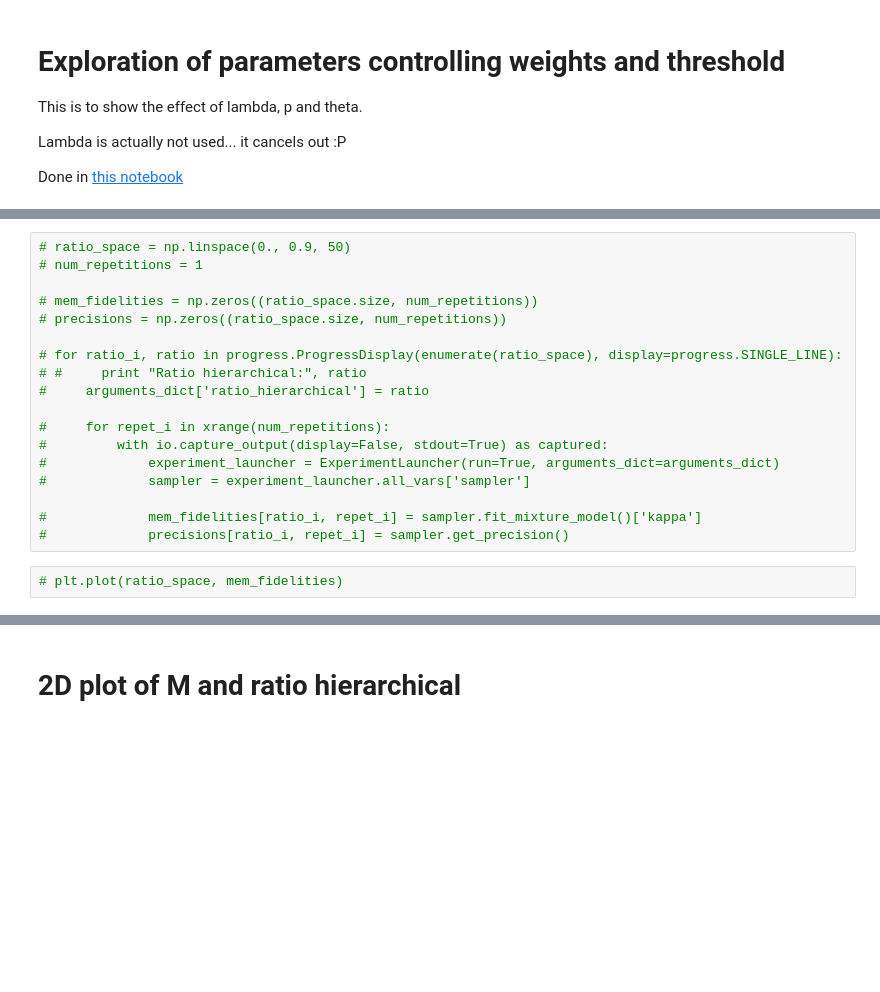
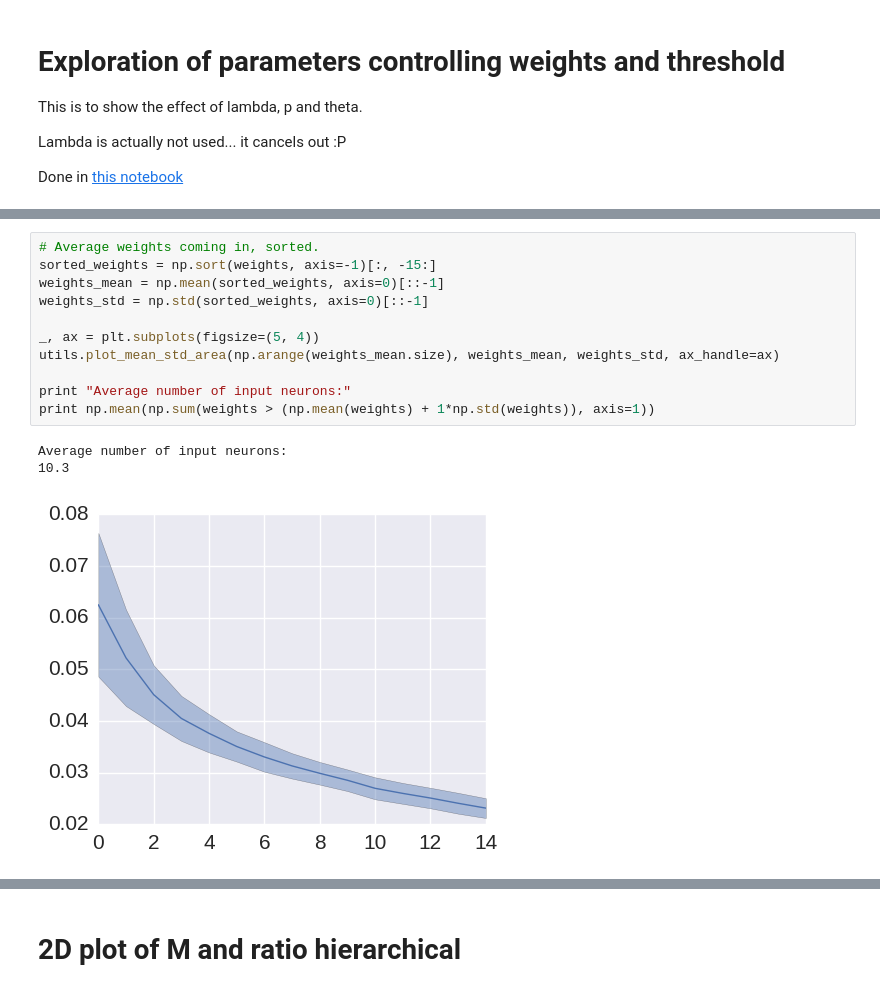
Before and after one commit to Azhag/Bayesian-visual-working-memory, a Jupyter notebook: Experiments/thesis_plots/Single Item characterisation - Hierarchical Network - 06.2017.ipynb, the cells around one changed output, grey strips where cells are left out. Saved outputs shown, nothing was run; the diff lists cells and outputs as text; blank space fills up the shorter version.

```diff
--- a/Experiments/thesis_plots/Single Item characterisation - Hierarchical Network - 06.2017.ipynb
+++ b/Experiments/thesis_plots/Single Item characterisation - Hierarchical Network - 06.2017.ipynb
@@ -106,20 +112,15 @@ ax.legend(['Mean'])
-# %%
-# ratio_space = np.linspace(0., 0.9, 50)
-# num_repetitions = 1
-
-# mem_fidelities = np.zeros((ratio_space.size, num_repetitions))
-# precisions = np.zeros((ratio_space.size, num_repetitions))
-
-# for ratio_i, ratio in progress.ProgressDisplay(enumerate(ratio_space), display=progress.SINGLE_LINE):
-# #     print "Ratio hierarchical:", ratio
-#     arguments_dict['ratio_hierarchical'] = ratio
-
-#     for repet_i in xrange(num_repetitions):
-#         with io.capture_output(display=False, stdout=True) as captured:
-#             experiment_launcher = ExperimentLauncher(run=True, arguments_dict=arguments_dict)
-#             sampler = experiment_launcher.all_vars['sampler']
-
-#             mem_fidelities[ratio_i, repet_i] = sampler.fit_mixture_model()['kappa']
-#             precisions[ratio_i, repet_i] = sampler.get_precision()
-# %%
-# plt.plot(ratio_space, mem_fidelities)
+# %%
+# Average weights coming in, sorted.
+sorted_weights = np.sort(weights, axis=-1)[:, -15:]
+weights_mean = np.mean(sorted_weights, axis=0)[::-1]
+weights_std = np.std(sorted_weights, axis=0)[::-1]
+
+_, ax = plt.subplots(figsize=(5, 4))
+utils.plot_mean_std_area(np.arange(weights_mean.size), weights_mean, weights_std, ax_handle=ax)
+
+print "Average number of input neurons:"
+print np.mean(np.sum(weights > (np.mean(weights) + 1*np.std(weights)), axis=1))
+# %% [output]
+Average number of input neurons:
+10.3
+[figure, added]
```
Also changed, not shown: parts of 15 cells of this notebook, 1 other file.
